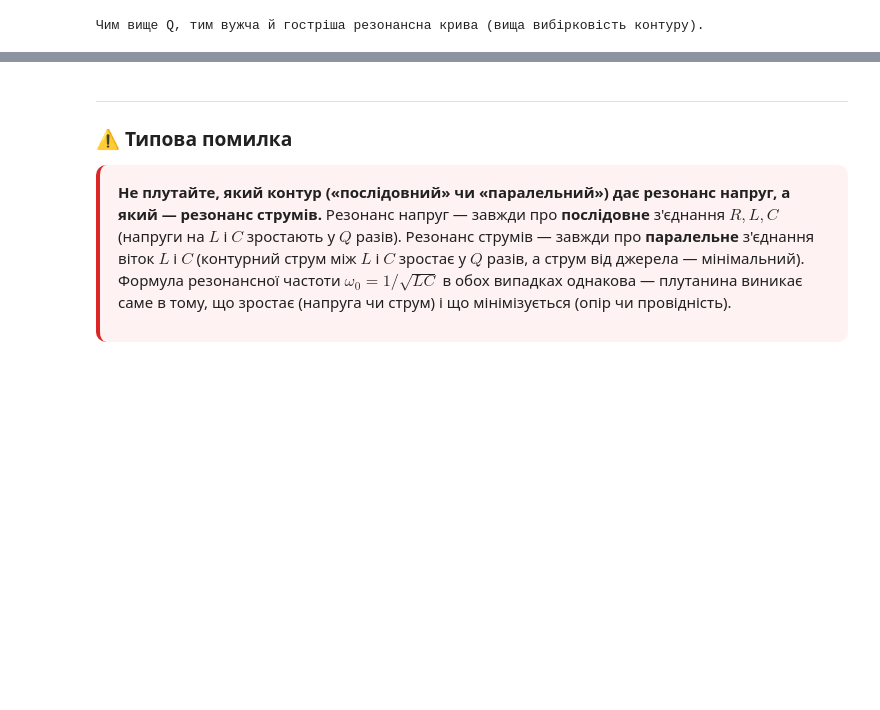
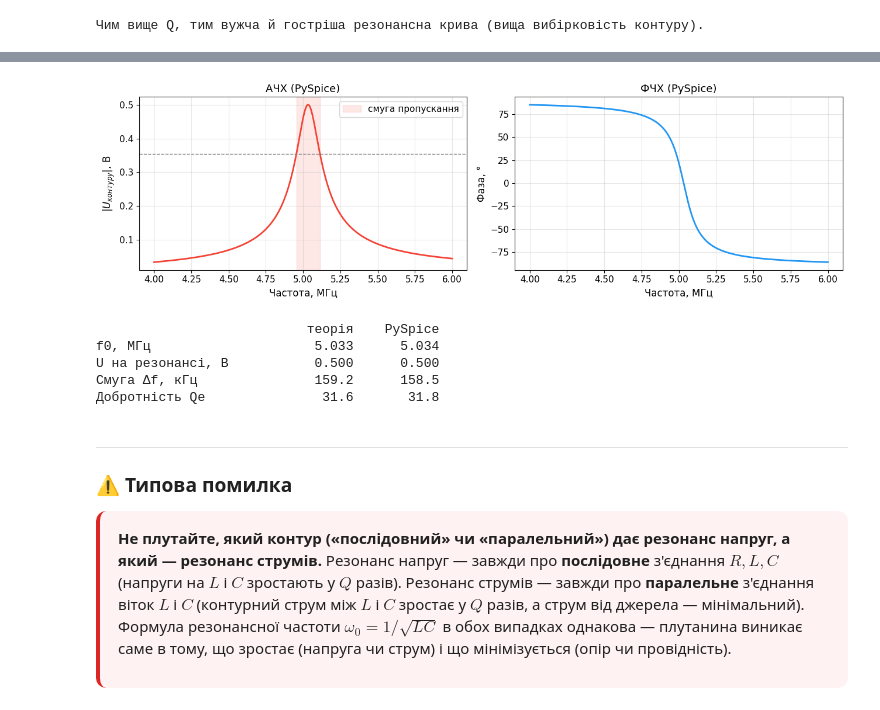
Before and after one commit to vim4all/Lectures_Basics_of_radio_electronics_in_Ukrainian, a Jupyter notebook: Тема_07_Потужність_та_резонанс.ipynb, the cells around one changed output, grey strips where cells are left out. Saved outputs shown, nothing was run; the diff lists cells and outputs as text; code cells hidden in the pictures; blank space fills up the shorter version.

```diff
--- a/Тема_07_Потужність_та_резонанс.ipynb
+++ b/Тема_07_Потужність_та_резонанс.ipynb
@@ -453,0 +543,37 @@ print('Чим вище Q, тим вужча й гостріша резонанс
+# %%
+# PySpice: AC-аналіз паралельного контуру, що живиться через внутрішній опір джерела
+circuit = Circuit('Parallel tank')
+circuit.SinusoidalVoltageSource('in', 'src', circuit.gnd, amplitude=1@u_V)
+circuit.R('i', 'src', 'tank', 20@u_kΩ)
+circuit.R('r', 'tank', 'coil', 5@u_Ω)
+circuit.L('1', 'coil', circuit.gnd, 10@u_uH)
+circuit.C('1', 'tank', circuit.gnd, 100@u_pF)
+analysis = circuit.simulator(temperature=25, nominal_temperature=25).ac(
+    start_frequency=4@u_MHz, stop_frequency=6@u_MHz, number_of_points=4001, variation='lin')
+
+f_ac = np.array(analysis.frequency)
+U_ac = np.array(analysis['tank'])
+U_abs = np.abs(U_ac)
+k0 = U_abs.argmax()
+band_ac = f_ac[U_abs >= U_abs.max() / np.sqrt(2)]
+df_sim = band_ac.max() - band_ac.min()
+
+L_t, C_t, r_t, Ri_t = 10e-6, 100e-12, 5.0, 20e3
+f0_t = 1 / (2 * np.pi * np.sqrt(L_t * C_t)); rho_t = np.sqrt(L_t / C_t)
+Re_t = rho_t**2 / r_t; Qe_t = (Re_t * Ri_t / (Re_t + Ri_t)) / rho_t
+
+fig, (ax1, ax2) = plt.subplots(1, 2, figsize=(13, 4))
+ax1.plot(f_ac / 1e6, U_abs, color='#F44336')
+ax1.axvspan(band_ac.min() / 1e6, band_ac.max() / 1e6, color='#F44336', alpha=0.12, label='смуга пропускання')
+ax1.axhline(U_abs.max() / np.sqrt(2), color='gray', ls='--', lw=1)
+ax1.set_xlabel('Частота, МГц'); ax1.set_ylabel('$|U_{контуру}|$, В'); ax1.set_title('АЧХ (PySpice)'); ax1.legend()
+ax2.plot(f_ac / 1e6, np.degrees(np.angle(U_ac)), color='#2196F3')
+ax2.set_xlabel('Частота, МГц'); ax2.set_ylabel('Фаза, °'); ax2.set_title('ФЧХ (PySpice)')
+plt.tight_layout(); plt.show()
+
+print(f'{"":22s} {"теорія":>10s} {"PySpice":>10s}')
+print(f'{"f0, МГц":22s} {f0_t/1e6:10.3f} {f_ac[k0]/1e6:10.3f}')
+print(f'{"U на резонансі, В":22s} {Re_t/(Re_t+Ri_t):10.3f} {U_abs[k0]:10.3f}')
+print(f'{"Смуга Δf, кГц":22s} {f0_t/Qe_t/1e3:10.1f} {df_sim/1e3:10.1f}')
+print(f'{"Добротність Qе":22s} {Qe_t:10.1f} {f_ac[k0]/df_sim:10.1f}')
+# %% [output]
@@ -454,3 +581,9 @@ print('Чим вище Q, тим вужча й гостріша резонанс
+[figure, added]
+                           теорія    PySpice
+f0, МГц                     5.033      5.034
+U на резонансі, В           0.500      0.500
+Смуга Δf, кГц               159.2      158.5
+Добротність Qе               31.6       31.8
 # %% [markdown]
 ---
 ### ⚠️ Типова помилка
```
Also changed, not shown: parts of 9 cells of this notebook, 10 other files.
